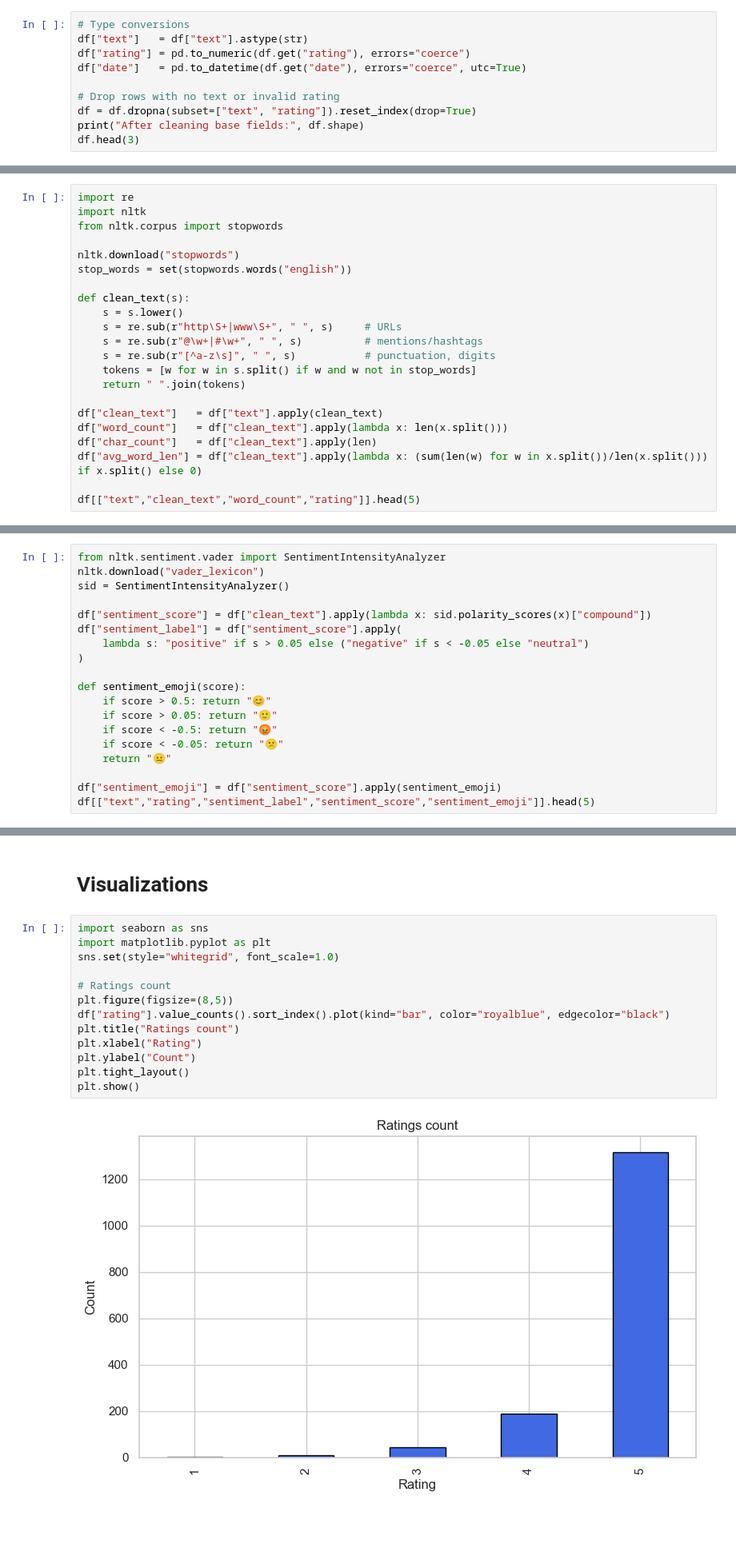
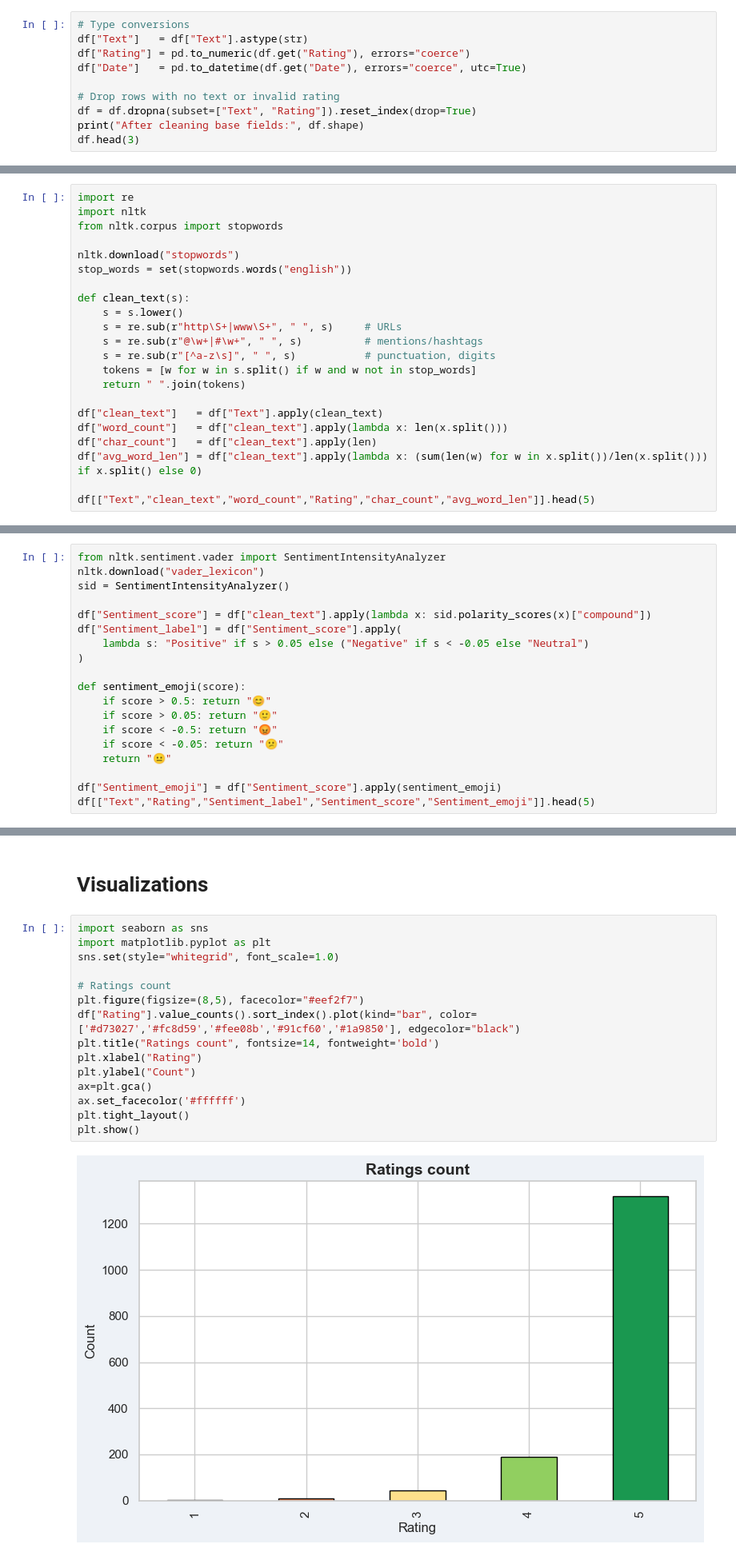
Before and after one commit to Gowthamr1225/Google_reviews-analyzing, a Jupyter notebook: BUSINESS REPUTATION & INSIGHTS ANALYZER.ipynb, the cells around one changed output, grey strips where cells are left out. Shown at 80% size. Drawn from its saved outputs; the diff is of its cells as text; blank space fills up the shorter version.

```diff
--- a/BUSINESS REPUTATION & INSIGHTS ANALYZER.ipynb
+++ b/BUSINESS REPUTATION & INSIGHTS ANALYZER.ipynb
@@ -234,12 +247,12 @@ df.head()
 Convert types and drop bad rows
 # %%
 # Type conversions
-df["text"]   = df["text"].astype(str)
-df["rating"] = pd.to_numeric(df.get("rating"), errors="coerce")
-df["date"]   = pd.to_datetime(df.get("date"), errors="coerce", utc=True)
+df["Text"]   = df["Text"].astype(str)
+df["Rating"] = pd.to_numeric(df.get("Rating"), errors="coerce")
+df["Date"]   = pd.to_datetime(df.get("Date"), errors="coerce", utc=True)
 
 # Drop rows with no text or invalid rating
-df = df.dropna(subset=["text", "rating"]).reset_index(drop=True)
+df = df.dropna(subset=["Text", "Rating"]).reset_index(drop=True)
 print("After cleaning base fields:", df.shape)
 df.head(3)
 # %% [output]
@@ -266,12 +279,12 @@ def clean_text(s):
     tokens = [w for w in s.split() if w and w not in stop_words]
     return " ".join(tokens)
 
-df["clean_text"]   = df["text"].apply(clean_text)
+df["clean_text"]   = df["Text"].apply(clean_text)
 df["word_count"]   = df["clean_text"].apply(lambda x: len(x.split()))
 df["char_count"]   = df["clean_text"].apply(len)
 df["avg_word_len"] = df["clean_text"].apply(lambda x: (sum(len(w) for w in x.split())/len(x.split())) if x.split() else 0)
 
-df[["text","clean_text","word_count","rating"]].head(5)
+df[["Text","clean_text","word_count","Rating","char_count","avg_word_len"]].head(5)
 # %% [output]
 [nltk_data] Downloading package stopwords to
 [nltk_data]     C:\Users\Gowth\AppData\Roaming\nltk_data...
@@ -289,9 +302,9 @@ from nltk.sentiment.vader import SentimentIntensityAnalyzer
 nltk.download("vader_lexicon")
 sid = SentimentIntensityAnalyzer()
 
-df["sentiment_score"] = df["clean_text"].apply(lambda x: sid.polarity_scores(x)["compound"])
-df["sentiment_label"] = df["sentiment_score"].apply(
-    lambda s: "positive" if s > 0.05 else ("negative" if s < -0.05 else "neutral")
+df["Sentiment_score"] = df["clean_text"].apply(lambda x: sid.polarity_scores(x)["compound"])
+df["Sentiment_label"] = df["Sentiment_score"].apply(
+    lambda s: "Positive" if s > 0.05 else ("Negative" if s < -0.05 else "Neutral")
 )
 
 def sentiment_emoji(score):
@@ -301,8 +314,8 @@ def sentiment_emoji(score):
     if score < -0.05: return "😕"
     return "😐"
 
-df["sentiment_emoji"] = df["sentiment_score"].apply(sentiment_emoji)
-df[["text","rating","sentiment_label","sentiment_score","sentiment_emoji"]].head(5)
+df["Sentiment_emoji"] = df["Sentiment_score"].apply(sentiment_emoji)
+df[["Text","Rating","Sentiment_label","Sentiment_score","Sentiment_emoji"]].head(5)
 # %% [output]
 [nltk_data] Downloading package vader_lexicon to
 [nltk_data]     C:\Users\Gowth\AppData\Roaming\nltk_data...
@@ -344,18 +357,20 @@ df[["text","themes_str"]].head(5)
 # %%
 import seaborn as sns
 import matplotlib.pyplot as plt
 sns.set(style="whitegrid", font_scale=1.0)
 
 # Ratings count
-plt.figure(figsize=(8,5))
-df["rating"].value_counts().sort_index().plot(kind="bar", color="royalblue", edgecolor="black")
-plt.title("Ratings count")
+plt.figure(figsize=(8,5), facecolor="#eef2f7")
+df["Rating"].value_counts().sort_index().plot(kind="bar", color=['#d73027','#fc8d59','#fee08b','#91cf60','#1a9850'], edgecolor="black")
+plt.title("Ratings count", fontsize=14, fontweight='bold')
 plt.xlabel("Rating")
 plt.ylabel("Count")
+ax=plt.gca()
+ax.set_facecolor('#ffffff')
 plt.tight_layout()
 plt.show()
 # %% [output]
-[figure, old version]
+[figure, new version]
 # %%
 # Sentiment labels
 plt.figure(figsize=(8,5))
```
Also changed, not shown: parts of 13 cells of this notebook, 2 other files.
